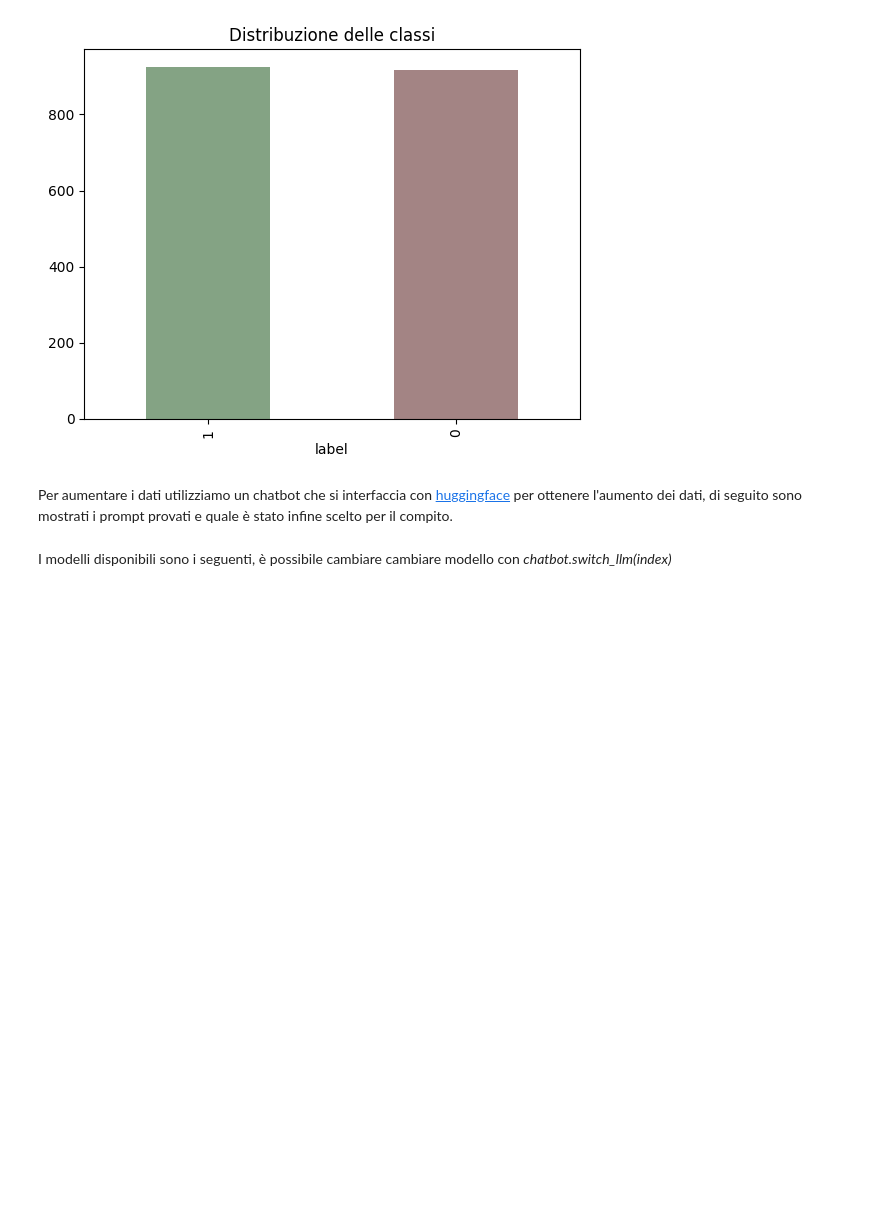
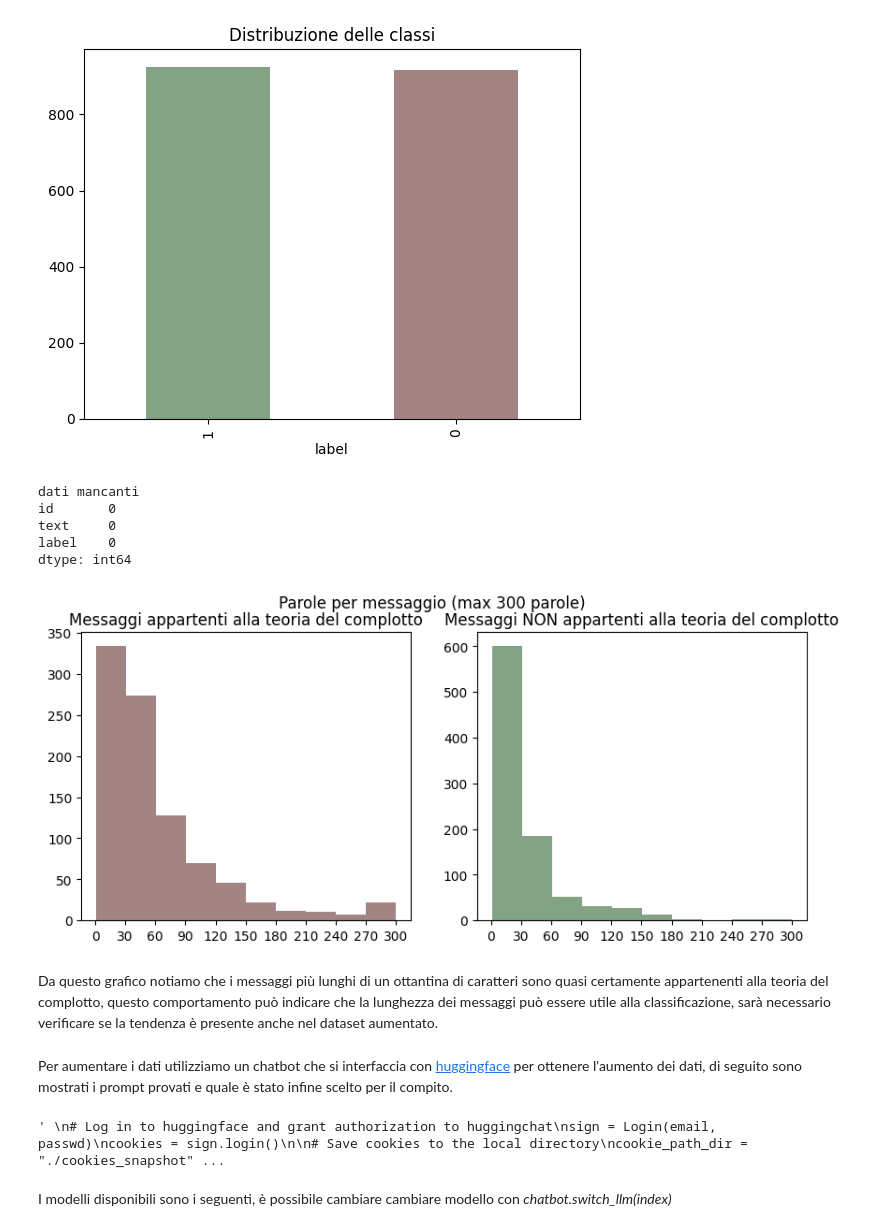
Before and after one commit to Montenigri/NLP, a Jupyter notebook: ACTI - EVALITA/Task A/Classificatore.ipynb, the cells around one changed output. Cells and saved outputs as stored; diff of their text form; code cells hidden in the pictures; blank space fills up the shorter version.

```diff
--- a/ACTI - EVALITA/Task A/Classificatore.ipynb
+++ b/ACTI - EVALITA/Task A/Classificatore.ipynb
@@ -86,11 +99,38 @@ plt.title('Distribuzione delle classi')
 plt.show()
 # %% [output]
 [figure]
+# %%
+print("dati mancanti")
+print(dataset.isna().sum())
+# %% [output]
+dati mancanti
+id       0
+text     0
+label    0
+dtype: int64
+# %%
+fig,(ax1,ax2)=plt.subplots(1,2,figsize=(10,4))
+ax1.set_xticks([0,30,60,90,120,150,180,210,240,270,300])
+ax2.set_xticks([0,30,60,90,120,150,180,210,240,270,300])
+dataset_words=dataset[dataset['label']==1]['text'].str.split().map(lambda x: len(x) if len(x)<300 else 300)
+ax1.hist(dataset_words,color=color2)
+ax1.set_title('Messaggi appartenti alla teoria del complotto')
+dataset_words=dataset[dataset['label']==0]['text'].str.split().map(lambda x: len(x) if len(x)<300 else 300)
+ax2.hist(dataset_words,color=color1)
+ax2.set_title('Messaggi NON appartenti alla teoria del complotto')
+fig.suptitle('Parole per messaggio (max 300 parole)')
+plt.show()
+# %% [output]
+[figure, added]
+# %% [markdown]
+Da questo grafico notiamo che i messaggi più lunghi di un ottantina di caratteri sono quasi certamente appartenenti alla teoria del complotto, questo comportamento può indicare che la lunghezza dei messaggi può essere utile alla classificazione, sarà necessario verificare se la tendenza è presente anche nel dataset aumentato.
 # %% [markdown]
 Per aumentare i dati utilizziamo un chatbot che si interfaccia con [huggingface](https://huggingface.co/chat/) per ottenere l'aumento dei dati, di seguito sono mostrati i prompt provati e quale è stato infine scelto per il compito.
 # %%
 email = os.getenv("EMAIL_HF")
 passwd = os.getenv("PASS_HF")
+
+'''
 # Log in to huggingface and grant authorization to huggingchat
 sign = Login(email, passwd)
 cookies = sign.login()
@@ -98,8 +138,9 @@ cookies = sign.login()
 # Save cookies to the local directory
 cookie_path_dir = "./cookies_snapshot"
 sign.saveCookiesToDir(cookie_path_dir)
-
-chatbot = hugchat.ChatBot(cookies=cookies.get_dict())
+'''
+# %% [output]
+' \n# Log in to huggingface and grant authorization to huggingchat\nsign = Login(email, passwd)\ncookies = sign.login()\n\n# Save cookies to the local directory\ncookie_path_dir = "./cookies_snapshot" ...
 # %% [markdown]
 I modelli disponibili sono i seguenti, è possibile cambiare cambiare modello con _chatbot.switch_llm(index)_
 # %%
```
Also changed, not shown: parts of 5 cells of this notebook.
